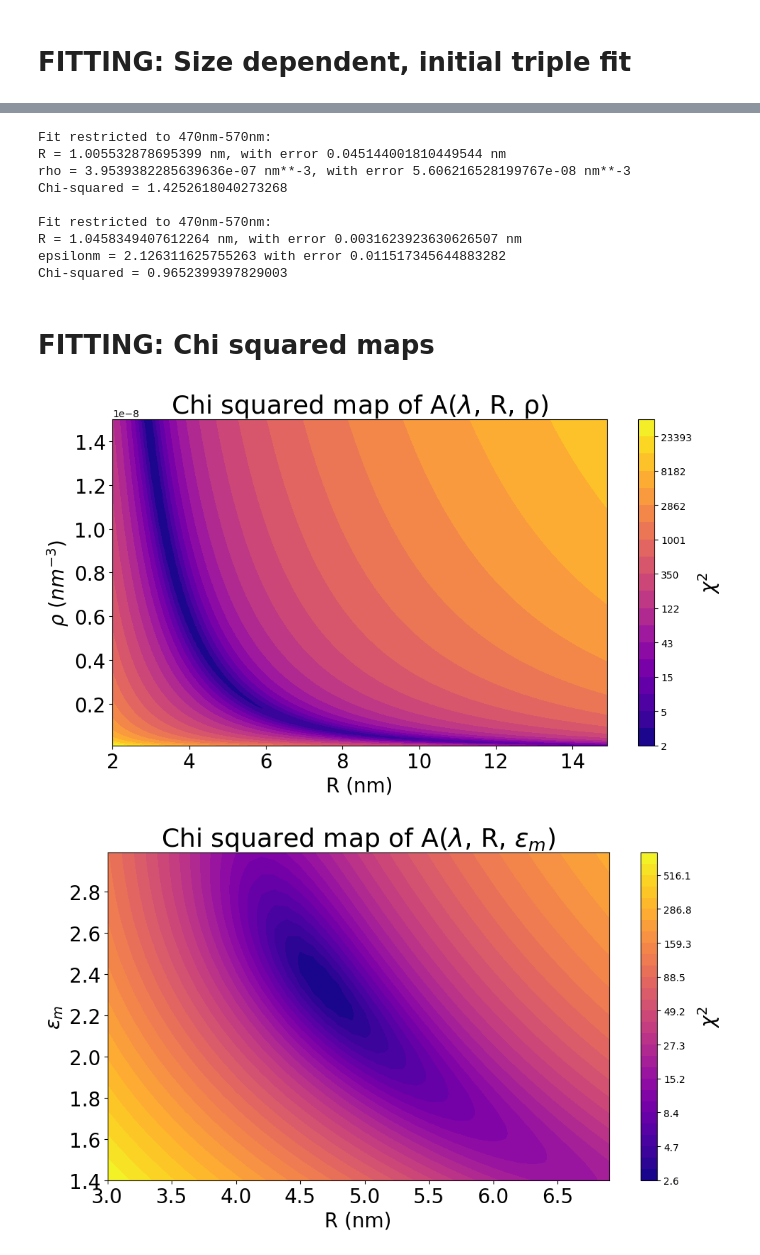
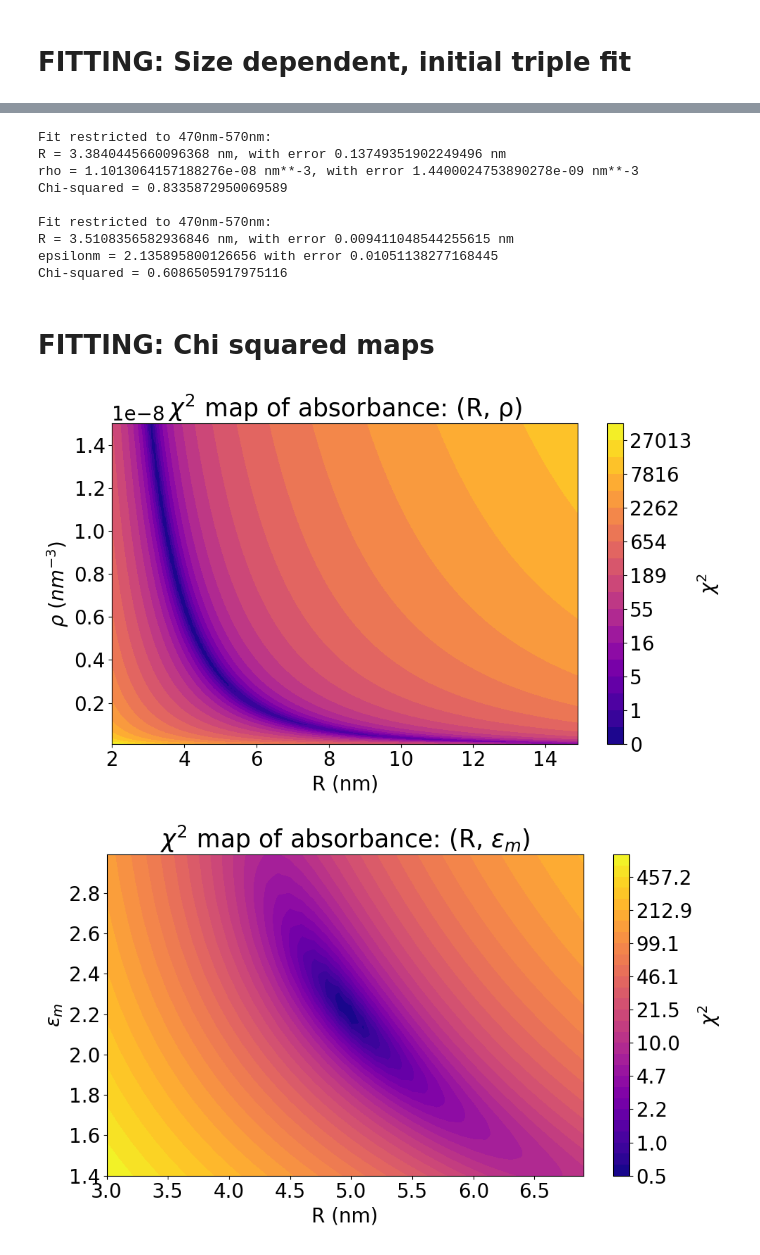
Before and after one commit to DuskrainG/Nanophysics-lab-activity, a Jupyter notebook: notebook_analisi.ipynb, the cells around one changed output, grey strips where cells are left out. Drawn from its saved outputs; the diff is of its cells as text; code cells hidden in the pictures.

Commit message:
Hard fixing
Fixed bug; added fontsize variable; corrected multiple graphics;
check out the chi squared maps (I solved the 2 problems you were struggling with)

```diff
--- a/notebook_analisi.ipynb
+++ b/notebook_analisi.ipynb
@@ -9,22 +9,14 @@ from matplotlib import ticker
 # %% [markdown]
 # Variables
 # %%
-
-# skgo
-# TODO(EASY):
-    # fix units of measure, names, labels ... in graphs
-# TODO(MEDIUM):
-    # double fits
-# TODO(HARD):
-    # NOTHING, I already took care of the clusterfuck for Chi-squared maps
-
+fs = 20 # let's not hardcode all fontsizes either
 
 wp = 1.37*10**16  #[Hz]
 vf = 1.40*10**15  #[nm/s]
 Gamma_bulk = 0.476*10**14  #[Hz] # from Ashcroft-Mermin (at 100°C)
 c = 299792458*10**9 # [nm/s]
 z = 10**7 # [nm]
-# guesses of beest fit values from chi-squared maps: use those as initial guesses for the size dependent fits
+# guesses of best fit values from chi-squared maps: use those as initial guesses for the size dependent fits
 epsilonm_guess = 2.3
 rho_guess = 3.5*10**-9
 R_guess = 5
@@ -55,17 +47,17 @@ def omega(l):  #[Hz]
     return 2*np.pi*c/l
 
 def epsilon1(l, R):
-    l=l.astype(int)-200
+    l_index=l.astype(int)-200
     try:
-        e1 = epsilon1_bulk[l]+wp**2 * (1/(omega(l)**2+Gamma_bulk**2)-1/(omega(l)**2+Gamma(R)**2))
+        e1 = epsilon1_bulk[l_index]+wp**2 * (1/(omega(l)**2+Gamma_bulk**2)-1/(omega(l)**2+Gamma(R)**2))
         return e1
     except:
         print("Invalid wavelength")
 
 def epsilon2(l, R):
-    l=l.astype(int)-200
+    l_index=l.astype(int)-200
     try:
-        e2 = epsilon2_bulk[l]-wp**2/omega(l) * (Gamma_bulk/(omega(l)**2+Gamma_bulk**2)-Gamma(R)/(omega(l)**2+Gamma(R)**2))
+        e2 = epsilon2_bulk[l_index]-wp**2/omega(l) * (Gamma_bulk/(omega(l)**2+Gamma_bulk**2)-Gamma(R)/(omega(l)**2+Gamma(R)**2))
         return e2
     except:
         print("Invalid wavelength")
@@ -207,61 +240,64 @@ with open("outputfile.txt", "a") as outfile:
     # do some plots of the results
 # %% [output]
 Fit restricted to 470nm-570nm:
-R = 1.005532878695399 nm, with error 0.045144001810449544 nm
-rho = 3.9539382285639636e-07 nm**-3, with error 5.606216528199767e-08 nm**-3
-Chi-squared = 1.4252618040273268
+R = 3.3840445660096368 nm, with error 0.13749351902249496 nm
+rho = 1.1013064157188276e-08 nm**-3, with error 1.4400024753890278e-09 nm**-3
+Chi-squared = 0.8335872950069589
 
 Fit restricted to 470nm-570nm:
-R = 1.0458349407612264 nm, with error 0.0031623923630626507 nm
-epsilonm = 2.126311625755263 with error 0.011517345644883282
-Chi-squared = 0.9652399397829003
+R = 3.5108356582936846 nm, with error 0.009411048544255615 nm
+epsilonm = 2.135895800126656 with error 0.01051138277168445
+Chi-squared = 0.6086505917975116
 # %% [markdown]
 # FITTING: Chi squared maps
 # %%
 R_domain_1 = np.arange(2, 15, 0.1)
 rho_domain = np.arange(1*10**-10, 15*10**-9, 10**-10)
 epsilonm_domain = np.arange(1.4, 3, 0.01)
 R_domain_2 = np.arange(3, 7, 0.1)
 
 Chi_R_rho_values = np.zeros((len(R_domain_1), len(rho_domain)))
 for i in range(len(R_domain_1)):
     for j in range(len(rho_domain)):
         Chi_R_rho_values[i, j] = Chi_R_rho(R_domain_1[i], rho_domain[j])
 
-plt.figure(figsize=(10, 6), dpi=100)
-contour_plot = plt.contourf(R_domain, rho_domain, Chi_R_rho_values.transpose(),
+fig, ax = plt.subplots(figsize=(10, 6), dpi=100)
+contour_plot = plt.contourf(R_domain_1, rho_domain, Chi_R_rho_values.transpose(),
                             np.logspace(np.log10(Chi_R_rho_values.min()), np.log10(Chi_R_rho_values.max()), 20), locator=ticker.LogLocator(), cmap="plasma")
-plt.colorbar().set_label(label=r"$\chi^2$",size=20)
-#plt.colorbar().ax.tick_params(labelsize=20) #lol perchè ne crea una nuova con la dimensione giusta invece che cambiarla a quella vecchia
-plt.title("Chi squared map of A($\lambda$, R, ρ)", fontsize=26)
-plt.xlabel("R (nm)", fontdict={"fontsize": 20})
-plt.xticks(fontsize=20)
-plt.ylabel(r"$\rho \ (nm^{-3})$", fontdict={"fontsize": 20})
-plt.yticks(fontsize=20)
-#plt.yaxis.get_offset_text.set_fontsize(20) #triste tentativo di ingrandire l'esponente sull'asse y
+colbar = plt.colorbar()
+colbar.set_label(label=r"$\chi^2$",size=fs)
+colbar.ax.tick_params(labelsize=fs)
+plt.title(r"$\chi^2$ map of absorbance: (R, ρ)", fontsize=fs+5)
+plt.xlabel("R (nm)", fontdict={"fontsize": fs})
+plt.xticks(fontsize=fs)
+plt.ylabel(r"$\rho \ (nm^{-3})$", fontdict={"fontsize": fs})
+plt.yticks(fontsize=fs)
+t = ax.yaxis.get_offset_text()
+t.set_size(fs)
 plt.tight_layout()
 
 
 Chi_R_epsilonm_values = np.zeros((len(R_domain_2), len(epsilonm_domain)))
 for i in range(len(R_domain_2)):
     for j in range(len(epsilonm_domain)):
         Chi_R_epsilonm_values[i, j] = Chi_R_epsilonm(R_domain_2[i], epsilonm_domain[j])
 
-plt.figure(figsize=(10, 6), dpi=100)
+fig, ax = plt.subplots(figsize=(10, 6), dpi=100)
 contour_plot = plt.contourf(R_domain_2, epsilonm_domain, Chi_R_epsilonm_values.transpose(),
                             np.logspace(np.log10(Chi_R_epsilonm_values.min()), np.log10(Chi_R_epsilonm_values.max()), 30),
                             locator=ticker.LogLocator(), cmap="plasma")
-plt.colorbar().set_label(label=r"$\chi^2$",size=20)
-#plt.colorbar().ax.tick_params(labelsize=20) #lol perchè ne crea una nuova con la dimensione giusta invece che cambiarla a quella vecchia
-plt.title("Chi squared map of A($\lambda$, R, $\epsilon_m$)", fontsize=26)
-plt.xlabel("R (nm)", fontdict={"fontsize": 20})
-plt.xticks(fontsize=20)
-plt.ylabel(r"$\epsilon_m$", fontdict={"fontsize": 20})
-plt.yticks(fontsize=20)
+colbar = plt.colorbar()
+colbar.set_label(label=r"$\chi^2$",size=fs)
+colbar.ax.tick_params(labelsize=fs)
+plt.title(r"$\chi^2$ map of absorbance: (R, $\epsilon_m$)", fontsize=fs+5)
+plt.xlabel("R (nm)", fontdict={"fontsize": fs})
+plt.xticks(fontsize=fs)
+plt.ylabel(r"$\epsilon_m$", fontdict={"fontsize": fs})
+plt.yticks(fontsize=fs)
+t = ax.yaxis.get_offset_text()
+t.set_size(fs)
 plt.tight_layout()
-
-#non so bene la differenza fra le due, il titolo è da correggere così diventa chiaro
 # %% [output]
-[figure, old version]
+[figure, new version]
-[figure, old version]
+[figure, new version]
 # %% [markdown]
```
Also changed, not shown: parts of 12 cells of this notebook, 1 other file.
